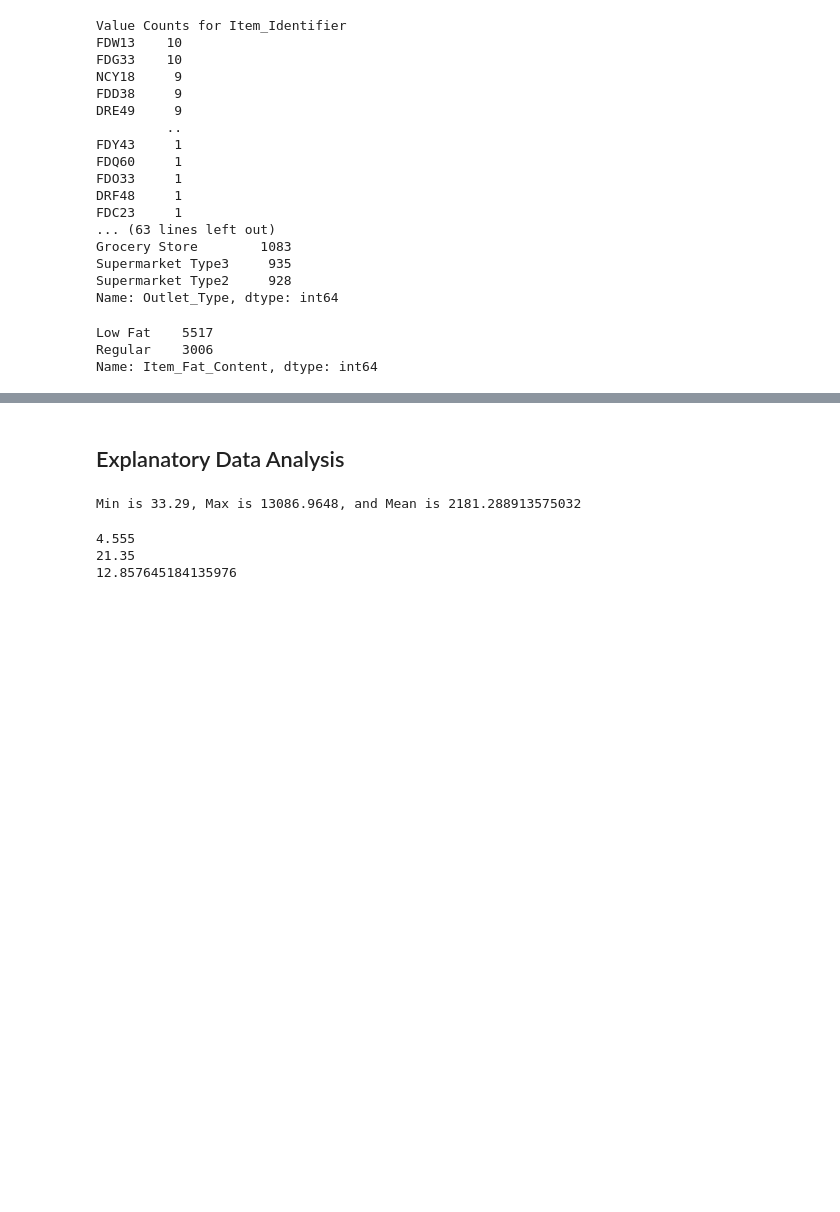
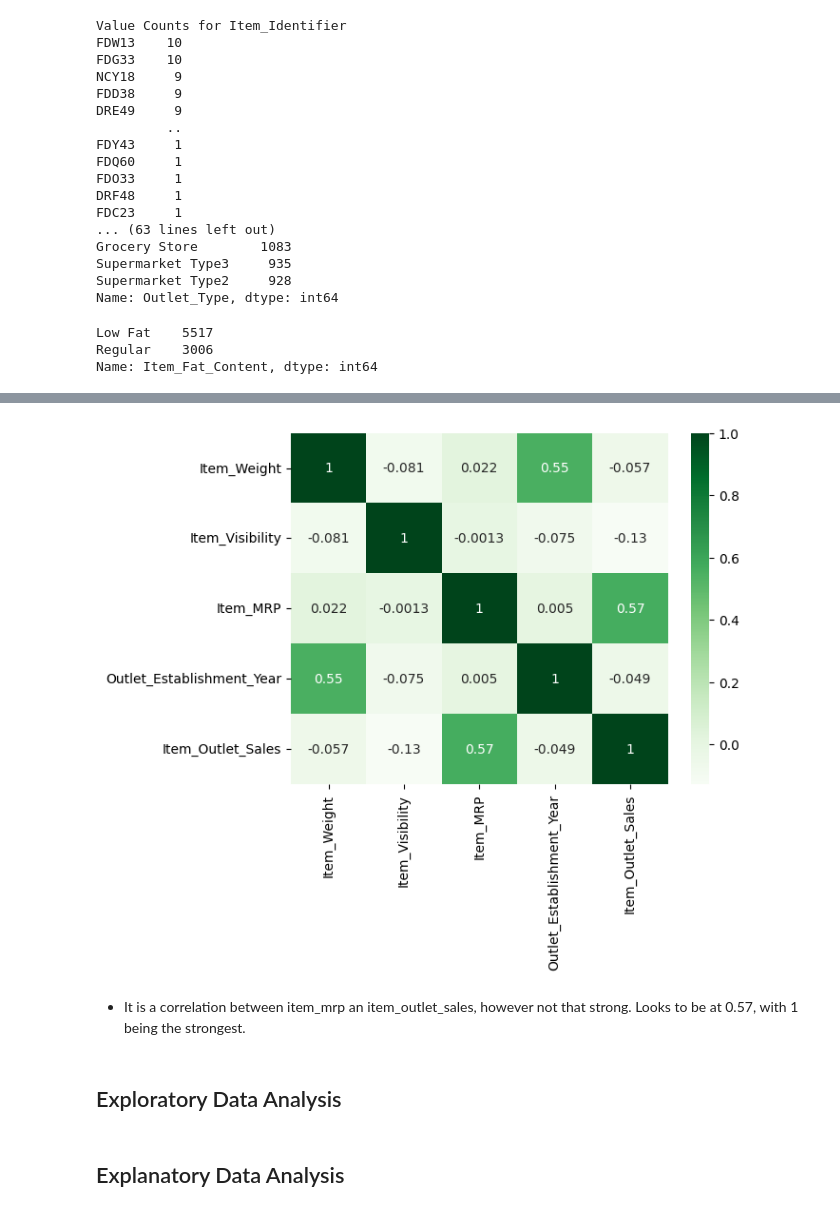
Before and after one commit to coryncates/Prediction-of-Product-Sales, a Jupyter notebook: Copy_of_PredictionOfProdSales.ipynb, the cells around one changed output, grey strips where cells are left out. Cells and saved outputs as stored; diff of their text form; code cells hidden in the pictures; blank space fills up the shorter version.

```diff
--- a/Copy_of_PredictionOfProdSales.ipynb
+++ b/Copy_of_PredictionOfProdSales.ipynb
@@ -338,24 +342,10 @@ Name: Item_Fat_Content, dtype: int64
+# %%
+sns.heatmap(corr, cmap = 'Greens', annot = True);
+# %% [output]
+[figure, added]
+# %% [markdown]
+- It is a correlation between item_mrp an item_outlet_sales, however not that strong.   Looks to be at 0.57, with 1 being the strongest.
+# %% [markdown]
+## Exploratory Data Analysis
 # %% [markdown]
 ## Explanatory Data Analysis
-# %%
-# For all of the numerical columns, creating a min, max, and mean for added statistical data
-import numpy as np
-num_cols = df_predict.select_dtypes("number").columns
-
-# Obtain the min, max, and mean for all numberical columns
-for col in num_cols:
-  df_min = np.min(df_predict[col])
-  df_max = np.max(df_predict[col])
-  df_mean = np.mean(df_predict[col])
-print(f'Min is {df_min}, Max is {df_max}, and Mean is {df_mean}')
-# %% [output]
-Min is 33.29, Max is 13086.9648, and Mean is 2181.288913575032
-# %%
-# Statistics for any numerical column
-print(df_predict['Item_Weight'].min())
-print(df_predict['Item_Weight'].max())
-print(df_predict['Item_Weight'].mean())
-# %% [output]
-4.555
-21.35
-12.857645184135976
```
Also changed, not shown: parts of 43 cells of this notebook.
